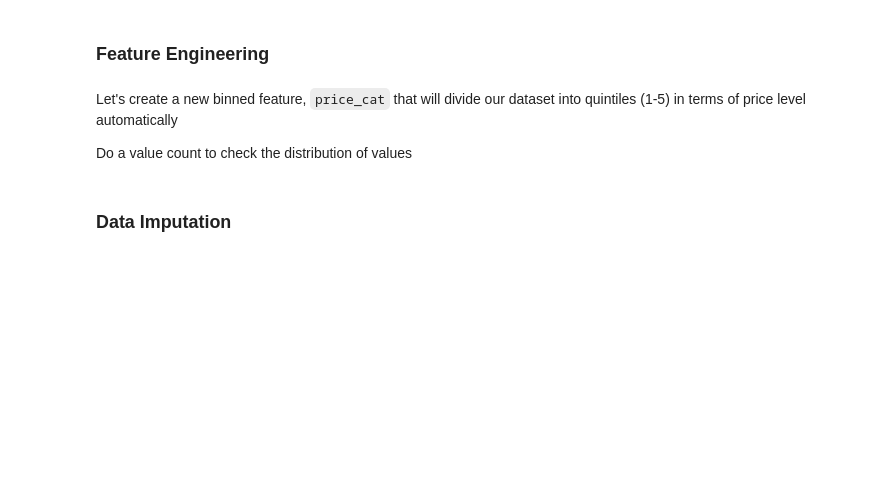
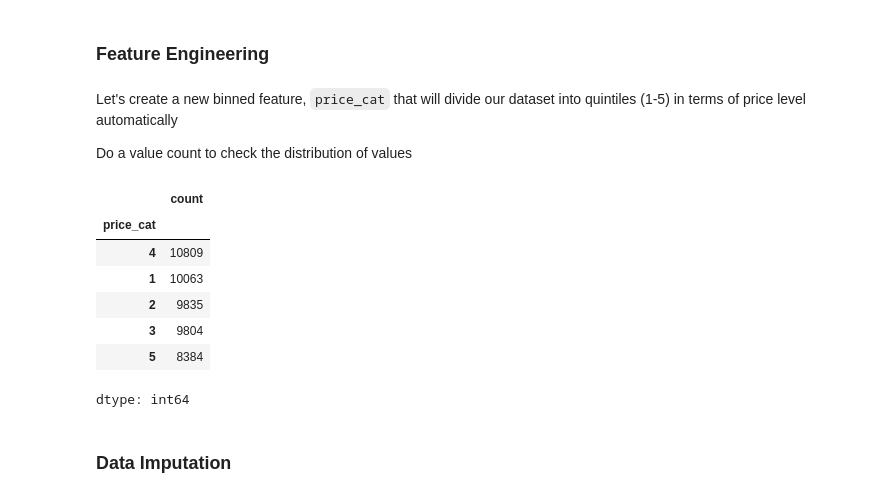
Before and after one commit to GeneKung/CSM148, a Jupyter notebook: project1/CSM148_Project_1_W26_TODO.ipynb, the cells around one changed output. Drawn from its saved outputs; the diff is of its cells as text; code cells hidden in the pictures; blank space fills up the shorter version.

```diff
--- a/project1/CSM148_Project_1_W26_TODO.ipynb
+++ b/project1/CSM148_Project_1_W26_TODO.ipynb
@@ -170,10 +308,23 @@ Let's create a new binned feature, `price_cat` that will divide our dataset into
 
 Do a value count to check the distribution of values
 # %%
+# TODO
 # assign each bin a categorical value [1, 2, 3, 4, 5] in this case.
-airbnb_drop["price_cat"] = # WRITE YOUR CODE HERE #
+airbnb_drop["price_cat"] = pd.qcut(airbnb_drop["price"],
+                                  q=5,
+                                  labels=[1, 2, 3, 4, 5],
+                                )
 
 airbnb_drop["price_cat"].value_counts()
+# %% [output]
+|  | count |
+| price_cat |  |
+| 4 | 10809 |
+| 1 | 10063 |
+| 2 | 9835 |
+| 3 | 9804 |
+| 5 | 8384 |
+dtype: int64
 # %% [markdown]
 <!-- END QUESTION -->
 <!-- BEGIN QUESTION -->
```
Also changed, not shown: parts of 33 cells of this notebook, 7 other files.
